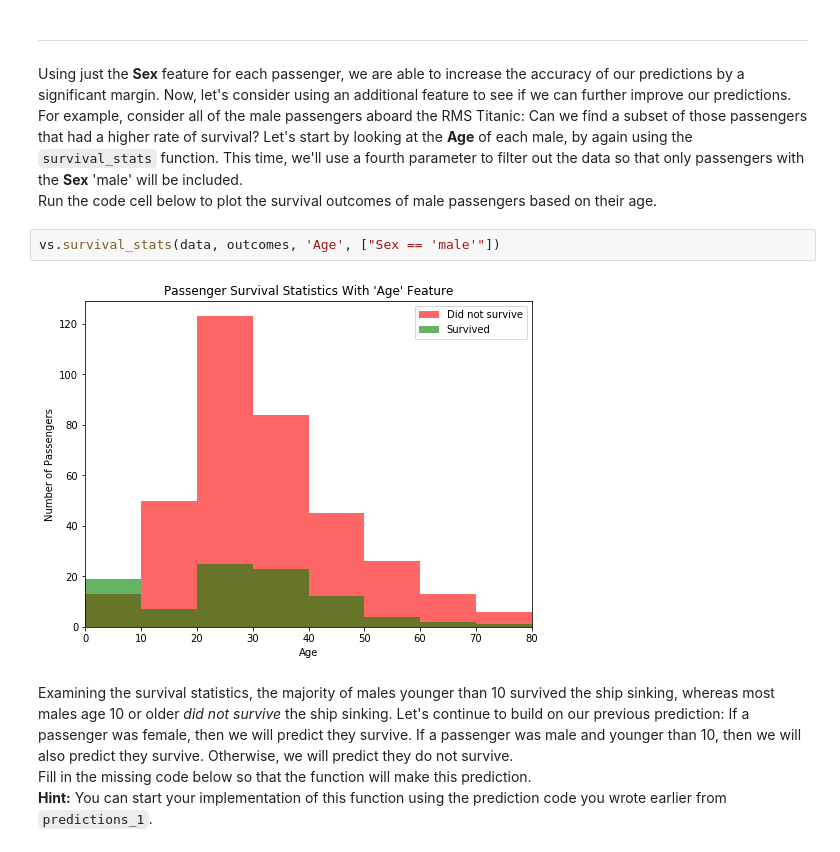
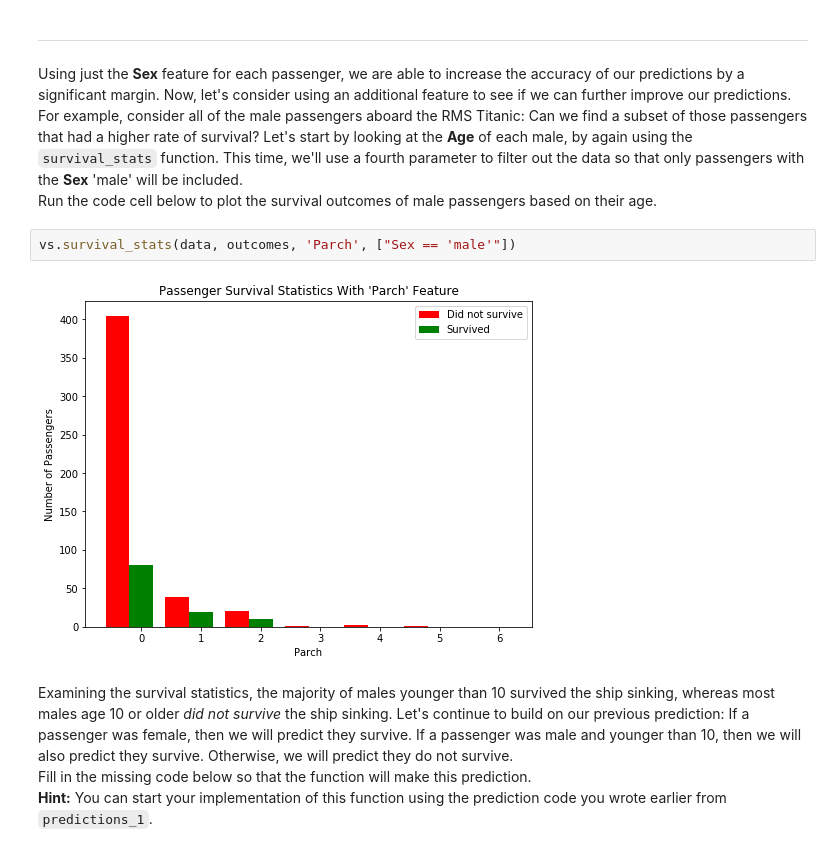
Before and after one commit to btatsis/MLND, a Jupyter notebook: titanic_survival_exploration/titanic_survival_exploration.ipynb, the cells around one changed output. Cells and saved outputs as stored; diff of their text form.

```diff
--- a/titanic_survival_exploration/titanic_survival_exploration.ipynb
+++ b/titanic_survival_exploration/titanic_survival_exploration.ipynb
@@ -168,9 +168,9 @@ Predictions have an accuracy of 78.68%.
 Using just the **Sex** feature for each passenger, we are able to increase the accuracy of our predictions by a significant margin. Now, let's consider using an additional feature to see if we can further improve our predictions. For example, consider all of the male passengers aboard the RMS Titanic: Can we find a subset of those passengers that had a higher rate of survival? Let's start by looking at the **Age** of each male, by again using the `survival_stats` function. This time, we'll use a fourth parameter to filter out the data so that only passengers with the **Sex** 'male' will be included.
 Run the code cell below to plot the survival outcomes of male passengers based on their age.
 # %%
-vs.survival_stats(data, outcomes, 'Age', ["Sex == 'male'"])
+vs.survival_stats(data, outcomes, 'Parch', ["Sex == 'male'"])
 # %% [output]
-[figure, old version]
+[figure, new version]
 # %% [markdown]
 Examining the survival statistics, the majority of males younger than 10 survived the ship sinking, whereas most males age 10 or older *did not survive* the ship sinking. Let's continue to build on our previous prediction: If a passenger was female, then we will predict they survive. If a passenger was male and younger than 10, then we will also predict they survive. Otherwise, we will predict they do not survive.
 Fill in the missing code below so that the function will make this prediction.
```
Also changed, not shown: parts of 8 cells of this notebook.
